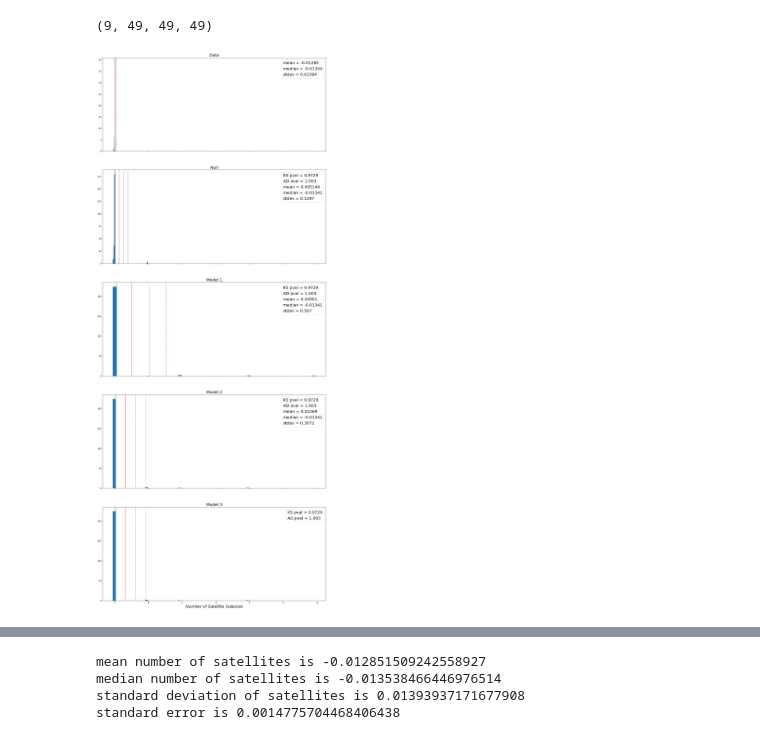
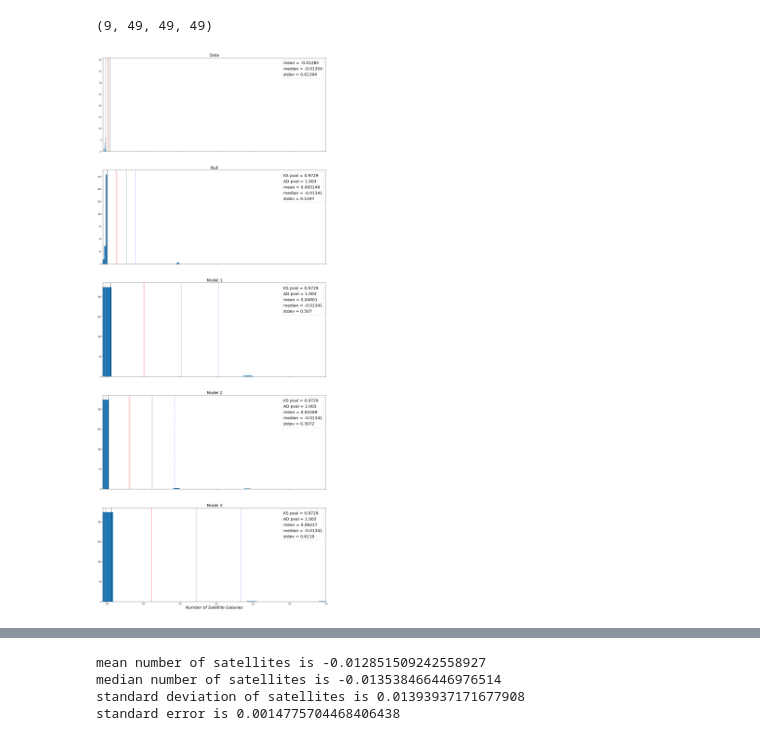
Before and after one commit to metownsend/LRG-Sats, a Jupyter notebook: partial_model_comparison.ipynb, the cells around one changed output, grey strips where cells are left out. Cells and saved outputs as stored; diff of their text form; code cells hidden in the pictures.

```diff
--- a/partial_model_comparison.ipynb
+++ b/partial_model_comparison.ipynb
@@ -41,7 +41,7 @@ Nsat25_null = data_Nsat_null['high_nullNsat25']
 data_Nsat_models = np.load('/Users/mtownsend/Documents/LRG_Data/Nsat_models.npz')
 Nsat25_mod1 = data_Nsat_models['high_Nsat25_mod1']
 Nsat25_mod2 = data_Nsat_models['high_Nsat25_mod2']
-Nsat25_mod3 = data_Nsat_models['high_Nsat25_mod2']
+Nsat25_mod3 = data_Nsat_models['high_Nsat25_mod3']
 # %% [output]
 (90, 49, 49, 49)
 # %%
@@ -124,7 +124,7 @@ ax1.axvline(x=sdsat*3, linewidth=1, ls=':', color='b')
 ax1.axvline(x=meansat, linewidth=1, ls='-', color='black')
 ax1.axvline(x=mediansat, linewidth=1, ls='-', color='gray')
 ax1.set_title('Data', fontsize=20)
-# ax1.set_xlim(xmax=3)
+ax1.set_xlim(xmax=3)
 
 # --------------------------
 
@@ -148,7 +148,7 @@ ax2.axvline(x=sdsat_null*3, linewidth=1, ls=':', color='b')
 ax2.axvline(x=meansat_null, linewidth=1, ls='-', color='black')
 ax2.axvline(x=mediansat_null, linewidth=1, ls='-', color='gray')
 ax2.set_title('Null', fontsize=20)
-# ax2.set_xlim([3])
+ax2.set_xlim(xmax=3)
 
 # --------------------------
 
@@ -172,7 +172,7 @@ ax3.axvline(x=sdsat_mod1*3, linewidth=1, ls=':', color='b')
 ax3.axvline(x=meansat_mod1, linewidth=1, ls='-', color='black')
 ax3.axvline(x=mediansat_mod1, linewidth=1, ls='-', color='gray')
 ax3.set_title('Model 1', fontsize=20)
-# ax3.set_xlim([3])
+ax3.set_xlim(xmax=3)
 
 # --------------------------
 
@@ -196,39 +196,40 @@ ax4.axvline(x=sdsat_mod2*3, linewidth=1, ls=':', color='b')
 ax4.axvline(x=meansat_mod2, linewidth=1, ls='-', color='black')
 ax4.axvline(x=mediansat_mod2, linewidth=1, ls='-', color='gray')
 ax4.set_title('Model 2', fontsize=20)
-# ax4.set_xlim([3])
+ax4.set_xlim(xmax=3)
 
 # --------------------------
 
 ax5.hist(sumsat_mod3, bins=50)
 meansat_mod3 = np.mean(sumsat_mod3)
 mediansat_mod3 = np.median(sumsat_mod3)
 sdsat_mod3 = np.std(sumsat_mod3)
 
-handles = [mpl_patches.Rectangle((0, 0), 1, 1, fc="white", ec="white", lw=0, alpha=0)] * 2
+handles = [mpl_patches.Rectangle((0, 0), 1, 1, fc="white", ec="white", lw=0, alpha=0)] * 5
 labels = []
 labels.append("KS pval = {0:.4g}".format(0.9728726043864034))
 labels.append("AD pval = {0:.4g}".format(1.0033227987143398))
 labels.append("mean = {0:.4g}".format(meansat_mod3))
 labels.append("median = {0:.4g}".format(mediansat_mod3))
 labels.append("stdev = {0:.4g}".format(sdsat_mod3))
 ax5.legend(handles, labels, loc='best', fontsize='20', fancybox=True, framealpha=0.7, handlelength=0, handletextpad=0)
 
 ax5.axvline(x=sdsat_mod3, linewidth=1, ls='--', color='r')
 ax5.axvline(x=sdsat_mod3*2, linewidth=1, ls='--', color='g')
 ax5.axvline(x=sdsat_mod3*3, linewidth=1, ls=':', color='b')
 ax5.axvline(x=meansat_mod3, linewidth=1, ls='-', color='black')
 ax5.axvline(x=mediansat_mod3, linewidth=1, ls='-', color='gray')
 ax5.set_title('Model 3', fontsize=20)
-# ax5.set_xlim([3])
+ax5.set_xlim(xmax=3)
 
 # fig.tight_layout()
 # fig.subplots_adjust(hspace=0.5)
 plt.xlabel(r'$Number$ $of$ $Satellite$ $Galaxies$', fontsize=20)
-plt.savefig('/Users/mtownsend/Desktop/MeetingPlots/20Nov2020/model_comparison_plot_high25.pdf')
+# plt.title('Distributions for 0.2 < z < 0.25, log(lum)=10.47')
+plt.savefig('/Users/mtownsend/Desktop/MeetingPlots/20Nov2020/model_comparison_plot_high25-truncated.pdf')
 plt.show()
 # %% [output]
-[figure, old version]
+[figure, new version]
 # %%
 from scipy import stats
 
```
